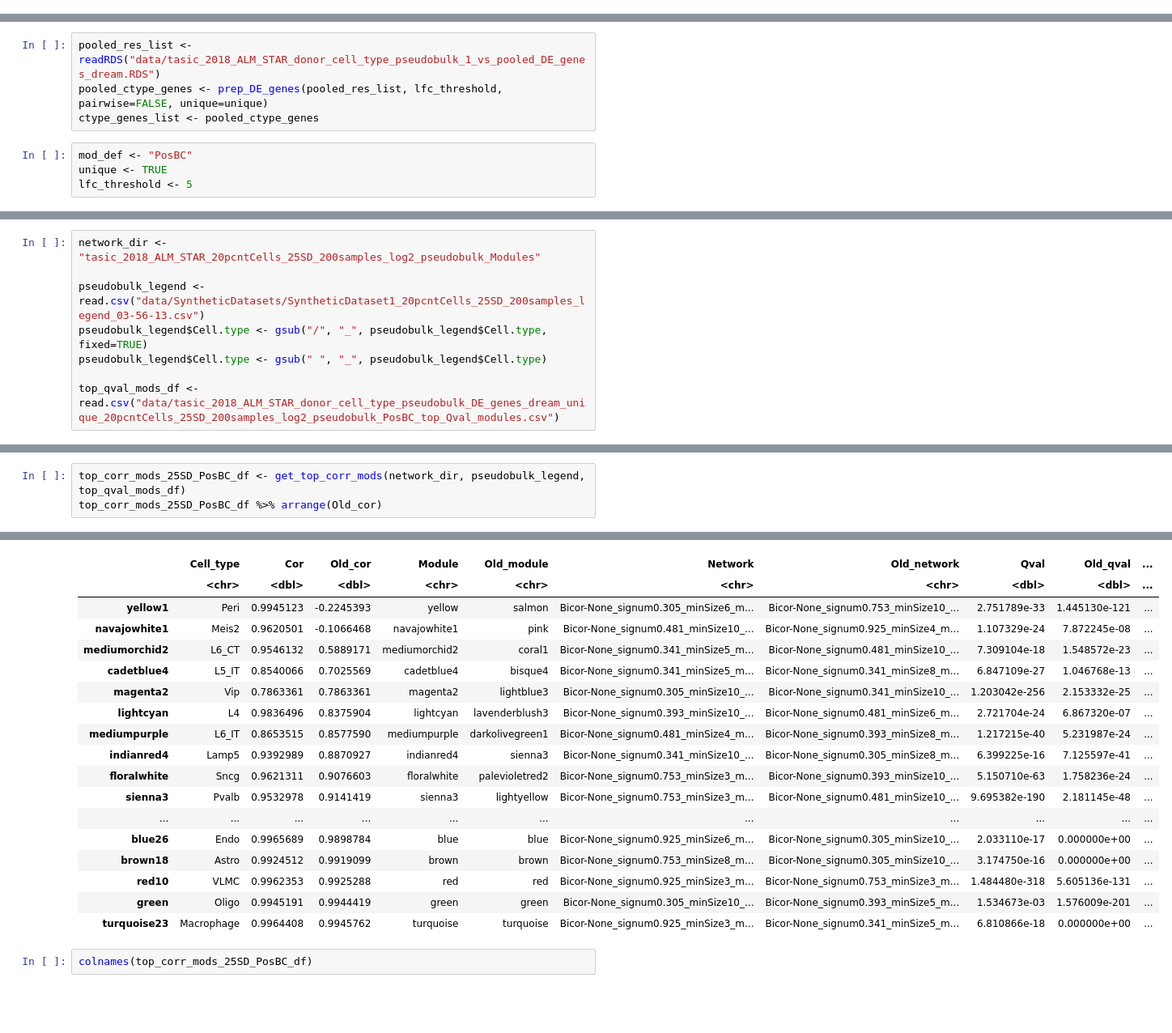
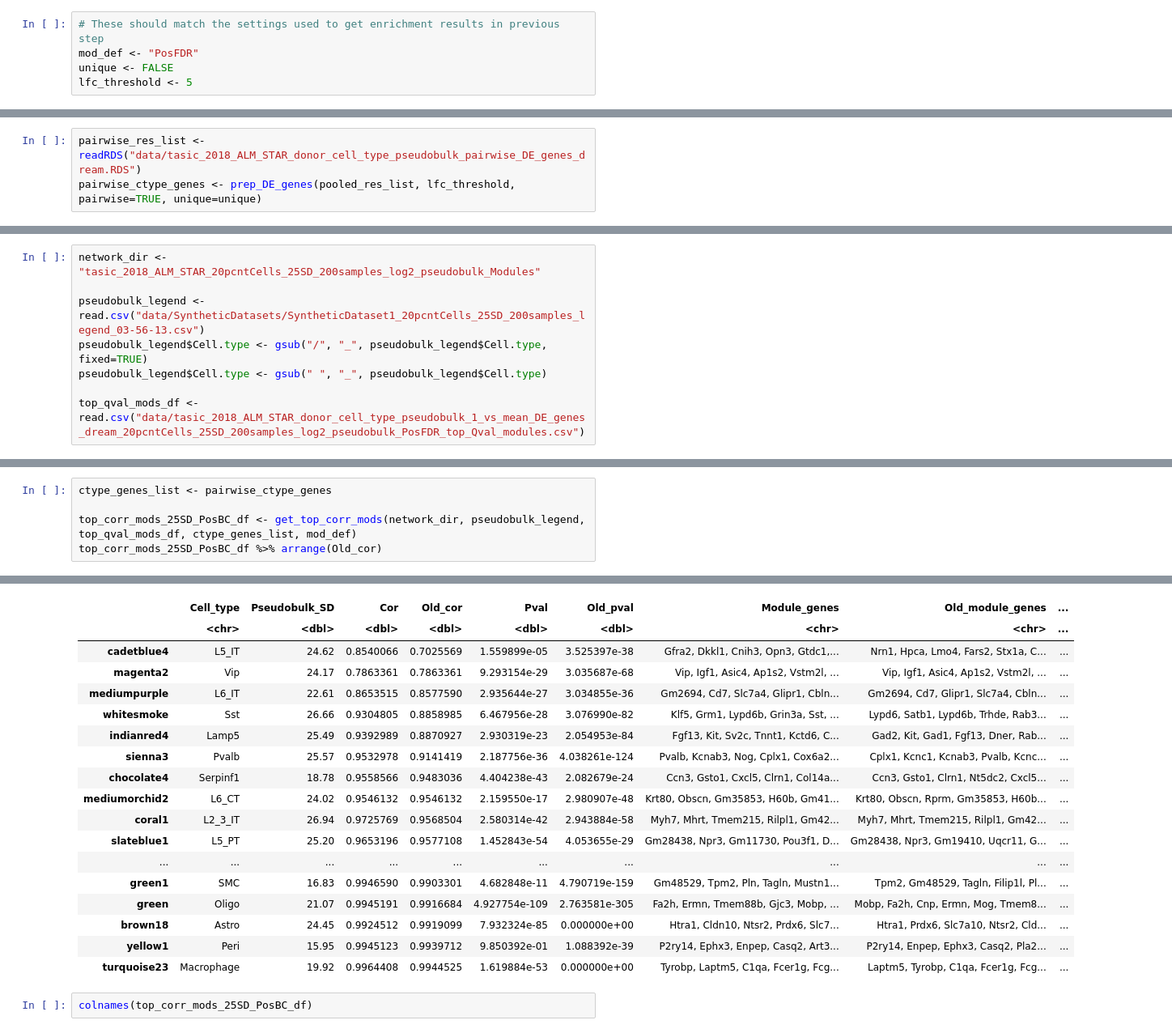
Before and after one commit to reliscu/pseudobulk_splicing_tasic_2018_mouse_ALM, a Jupyter notebook: 08_plot_modules_vs_eigengenes copy.ipynb, the cells around one changed output, grey strips where cells are left out. Shown at 81% size. Drawn from its saved outputs; the diff is of its cells as text; blank space fills up the shorter version.

```diff
--- a/08_plot_modules_vs_eigengenes copy.ipynb
+++ b/08_plot_modules_vs_eigengenes copy.ipynb
@@ -14,2 +16,7 @@ options(repr.matrix.max.cols=Inf)
+# %%
+# These should match the settings used to get enrichment results in previous step
+mod_def <- "PosFDR"
+unique <- FALSE
+lfc_threshold <- 5
 # %%
 cell_meta <- fread("/mnt/lareaulab/reliscu/projects/NSF_GRFP/data/scRNA-seq/tasic_2018/ALM/tasic_2018_ALM_STAR_sampleinfo.csv", data.table=FALSE)
@@ -33,11 +37,6 @@ Verify enriched modules actually represent a given cell type by plotting cell ty
 # %%
-pooled_res_list <- readRDS("data/tasic_2018_ALM_STAR_donor_cell_type_pseudobulk_1_vs_pooled_DE_genes_dream.RDS")
-pooled_ctype_genes <- prep_DE_genes(pooled_res_list, lfc_threshold, pairwise=FALSE, unique=unique)
-ctype_genes_list <- pooled_ctype_genes
+pairwise_res_list <- readRDS("data/tasic_2018_ALM_STAR_donor_cell_type_pseudobulk_pairwise_DE_genes_dream.RDS")
+pairwise_ctype_genes <- prep_DE_genes(pooled_res_list, lfc_threshold, pairwise=TRUE, unique=unique)
-# %%
-mod_def <- "PosBC"
-unique <- TRUE
-lfc_threshold <- 5
 # %% [markdown]
 # Round 1 (30% var network; PosBC module definiton)
 # %%
@@ -96,4 +96,4 @@ pseudobulk_legend <- read.csv("data/SyntheticDatasets/SyntheticDataset1_20pcntCe
 pseudobulk_legend$Cell.type <- gsub("/", "_", pseudobulk_legend$Cell.type, fixed=TRUE)
 pseudobulk_legend$Cell.type <- gsub(" ", "_", pseudobulk_legend$Cell.type)
 
-top_qval_mods_df <- read.csv("data/tasic_2018_ALM_STAR_donor_cell_type_pseudobulk_DE_genes_dream_unique_20pcntCells_25SD_200samples_log2_pseudobulk_PosBC_top_Qval_modules.csv")
+top_qval_mods_df <- read.csv("data/tasic_2018_ALM_STAR_donor_cell_type_pseudobulk_1_vs_mean_DE_genes_dream_20pcntCells_25SD_200samples_log2_pseudobulk_PosFDR_top_Qval_modules.csv")
@@ -100,4 +125,6 @@ top_qval_mods_df <- read.csv("data/tasic_2018_ALM_STAR_donor_cell_type_pseudobul
 # %%
-top_corr_mods_25SD_PosBC_df <- get_top_corr_mods(network_dir, pseudobulk_legend, top_qval_mods_df)
+ctype_genes_list <- pairwise_ctype_genes
+
+top_corr_mods_25SD_PosBC_df <- get_top_corr_mods(network_dir, pseudobulk_legend, top_qval_mods_df, ctype_genes_list, mod_def)
 top_corr_mods_25SD_PosBC_df %>% arrange(Old_cor)
 # %% [output]
@@ -105,21 +132,21 @@ A data.frame: 23 × 12
-|  | Cell_type | Cor | Old_cor | Module | Old_module | Network | Old_network | Qval | Old_qval | ... |
-|  | <chr> | <dbl> | <dbl> | <chr> | <chr> | <chr> | <chr> | <dbl> | <dbl> | ... |
-| yellow1 | Peri | 0.9945123 | -0.2245393 | yellow | salmon | Bicor-None_signum0.305_minSize6_m... | Bicor-None_signum0.753_minSize10_... | 2.751789e-33 | 1.445130e-121 | ... |
-| navajowhite1 | Meis2 | 0.9620501 | -0.1066468 | navajowhite1 | pink | Bicor-None_signum0.481_minSize10_... | Bicor-None_signum0.925_minSize4_m... | 1.107329e-24 | 7.872245e-08 | ... |
-| mediumorchid2 | L6_CT | 0.9546132 | 0.5889171 | mediumorchid2 | coral1 | Bicor-None_signum0.341_minSize5_m... | Bicor-None_signum0.481_minSize10_... | 7.309104e-18 | 1.548572e-23 | ... |
-| cadetblue4 | L5_IT | 0.8540066 | 0.7025569 | cadetblue4 | bisque4 | Bicor-None_signum0.341_minSize5_m... | Bicor-None_signum0.341_minSize8_m... | 6.847109e-27 | 1.046768e-13 | ... |
-| magenta2 | Vip | 0.7863361 | 0.7863361 | magenta2 | lightblue3 | Bicor-None_signum0.305_minSize10_... | Bicor-None_signum0.341_minSize10_... | 1.203042e-256 | 2.153332e-25 | ... |
-| lightcyan | L4 | 0.9836496 | 0.8375904 | lightcyan | lavenderblush3 | Bicor-None_signum0.393_minSize10_... | Bicor-None_signum0.481_minSize6_m... | 2.721704e-24 | 6.867320e-07 | ... |
-| mediumpurple | L6_IT | 0.8653515 | 0.8577590 | mediumpurple | darkolivegreen1 | Bicor-None_signum0.481_minSize4_m... | Bicor-None_signum0.393_minSize8_m... | 1.217215e-40 | 5.231987e-24 | ... |
-| indianred4 | Lamp5 | 0.9392989 | 0.8870927 | indianred4 | sienna3 | Bicor-None_signum0.341_minSize10_... | Bicor-None_signum0.305_minSize8_m... | 6.399225e-16 | 7.125597e-41 | ... |
-| floralwhite | Sncg | 0.9621311 | 0.9076603 | floralwhite | palevioletred2 | Bicor-None_signum0.753_minSize3_m... | Bicor-None_signum0.393_minSize10_... | 5.150710e-63 | 1.758236e-24 | ... |
-| sienna3 | Pvalb | 0.9532978 | 0.9141419 | sienna3 | lightyellow | Bicor-None_signum0.753_minSize3_m... | Bicor-None_signum0.481_minSize10_... | 9.695382e-190 | 2.181145e-48 | ... |
-| ... | ... | ... | ... | ... | ... | ... | ... | ... | ... | ... |
-| blue26 | Endo | 0.9965689 | 0.9898784 | blue | blue | Bicor-None_signum0.925_minSize6_m... | Bicor-None_signum0.305_minSize10_... | 2.033110e-17 | 0.000000e+00 | ... |
-| brown18 | Astro | 0.9924512 | 0.9919099 | brown | brown | Bicor-None_signum0.753_minSize8_m... | Bicor-None_signum0.305_minSize10_... | 3.174750e-16 | 0.000000e+00 | ... |
-| red10 | VLMC | 0.9962353 | 0.9925288 | red | red | Bicor-None_signum0.925_minSize3_m... | Bicor-None_signum0.753_minSize3_m... | 1.484480e-318 | 5.605136e-131 | ... |
-| green | Oligo | 0.9945191 | 0.9944419 | green | green | Bicor-None_signum0.305_minSize10_... | Bicor-None_signum0.393_minSize5_m... | 1.534673e-03 | 1.576009e-201 | ... |
-| turquoise23 | Macrophage | 0.9964408 | 0.9945762 | turquoise | turquoise | Bicor-None_signum0.925_minSize3_m... | Bicor-None_signum0.341_minSize5_m... | 6.810866e-18 | 0.000000e+00 | ... |
+|  | Cell_type | Pseudobulk_SD | Cor | Old_cor | Pval | Old_pval | Module_genes | Old_module_genes | ... |
+|  | <chr> | <dbl> | <dbl> | <dbl> | <dbl> | <dbl> | <chr> | <chr> | ... |
+| cadetblue4 | L5_IT | 24.62 | 0.8540066 | 0.7025569 | 1.559899e-05 | 3.525397e-38 | Gfra2, Dkkl1, Cnih3, Opn3, Gtdc1,... | Nrn1, Hpca, Lmo4, Fars2, Stx1a, C... | ... |
+| magenta2 | Vip | 24.17 | 0.7863361 | 0.7863361 | 9.293154e-29 | 3.035687e-68 | Vip, Igf1, Asic4, Ap1s2, Vstm2l, ... | Vip, Igf1, Asic4, Ap1s2, Vstm2l, ... | ... |
+| mediumpurple | L6_IT | 22.61 | 0.8653515 | 0.8577590 | 2.935644e-27 | 3.034855e-36 | Gm2694, Cd7, Slc7a4, Glipr1, Cbln... | Gm2694, Cd7, Glipr1, Slc7a4, Cbln... | ... |
+| whitesmoke | Sst | 26.66 | 0.9304805 | 0.8858985 | 6.467956e-28 | 3.076990e-82 | Klf5, Grm1, Lypd6b, Grin3a, Sst, ... | Lypd6, Satb1, Lypd6b, Trhde, Rab3... | ... |
+| indianred4 | Lamp5 | 25.49 | 0.9392989 | 0.8870927 | 2.930319e-23 | 2.054953e-84 | Fgf13, Kit, Sv2c, Tnnt1, Kctd6, C... | Gad2, Kit, Gad1, Fgf13, Dner, Rab... | ... |
+| sienna3 | Pvalb | 25.57 | 0.9532978 | 0.9141419 | 2.187756e-36 | 4.038261e-124 | Pvalb, Kcnab3, Nog, Cplx1, Cox6a2... | Cplx1, Kcnc1, Kcnab3, Pvalb, Kcnc... | ... |
+| chocolate4 | Serpinf1 | 18.78 | 0.9558566 | 0.9483036 | 4.404238e-43 | 2.082679e-24 | Ccn3, Gsto1, Cxcl5, Clrn1, Col14a... | Ccn3, Gsto1, Clrn1, Nt5dc2, Cxcl5... | ... |
+| mediumorchid2 | L6_CT | 24.02 | 0.9546132 | 0.9546132 | 2.159550e-17 | 2.980907e-48 | Krt80, Obscn, Gm35853, H60b, Gm41... | Krt80, Obscn, Rprm, Gm35853, H60b... | ... |
+| coral1 | L2_3_IT | 26.94 | 0.9725769 | 0.9568504 | 2.580314e-42 | 2.943884e-58 | Myh7, Mhrt, Tmem215, Rilpl1, Gm42... | Myh7, Mhrt, Tmem215, Rilpl1, Gm42... | ... |
+| slateblue1 | L5_PT | 25.20 | 0.9653196 | 0.9577108 | 1.452843e-54 | 4.053655e-29 | Gm28438, Npr3, Gm11730, Pou3f1, D... | Gm28438, Npr3, Gm19410, Uqcr11, G... | ... |
+| ... | ... | ... | ... | ... | ... | ... | ... | ... | ... |
+| green1 | SMC | 16.83 | 0.9946590 | 0.9903301 | 4.682848e-11 | 4.790719e-159 | Gm48529, Tpm2, Pln, Tagln, Mustn1... | Tpm2, Gm48529, Tagln, Filip1l, Pl... | ... |
+| green | Oligo | 21.07 | 0.9945191 | 0.9916684 | 4.927754e-109 | 2.763581e-305 | Fa2h, Ermn, Tmem88b, Gjc3, Mobp, ... | Mobp, Fa2h, Cnp, Ermn, Mog, Tmem8... | ... |
+| brown18 | Astro | 24.45 | 0.9924512 | 0.9919099 | 7.932324e-85 | 0.000000e+00 | Htra1, Cldn10, Ntsr2, Prdx6, Slc7... | Htra1, Prdx6, Slc7a10, Ntsr2, Cld... | ... |
+| yellow1 | Peri | 15.95 | 0.9945123 | 0.9939712 | 9.850392e-01 | 1.088392e-39 | P2ry14, Ephx3, Enpep, Casq2, Art3... | P2ry14, Enpep, Ephx3, Casq2, Pla2... | ... |
+| turquoise23 | Macrophage | 19.92 | 0.9964408 | 0.9944525 | 1.619884e-53 | 0.000000e+00 | Tyrobp, Laptm5, C1qa, Fcer1g, Fcg... | Laptm5, Tyrobp, C1qa, Fcer1g, Fcg... | ... |
 # %%
 colnames(top_corr_mods_25SD_PosBC_df)
 # %% [output]
```
Also changed, not shown: parts of 9 cells of this notebook, 2 other files.
